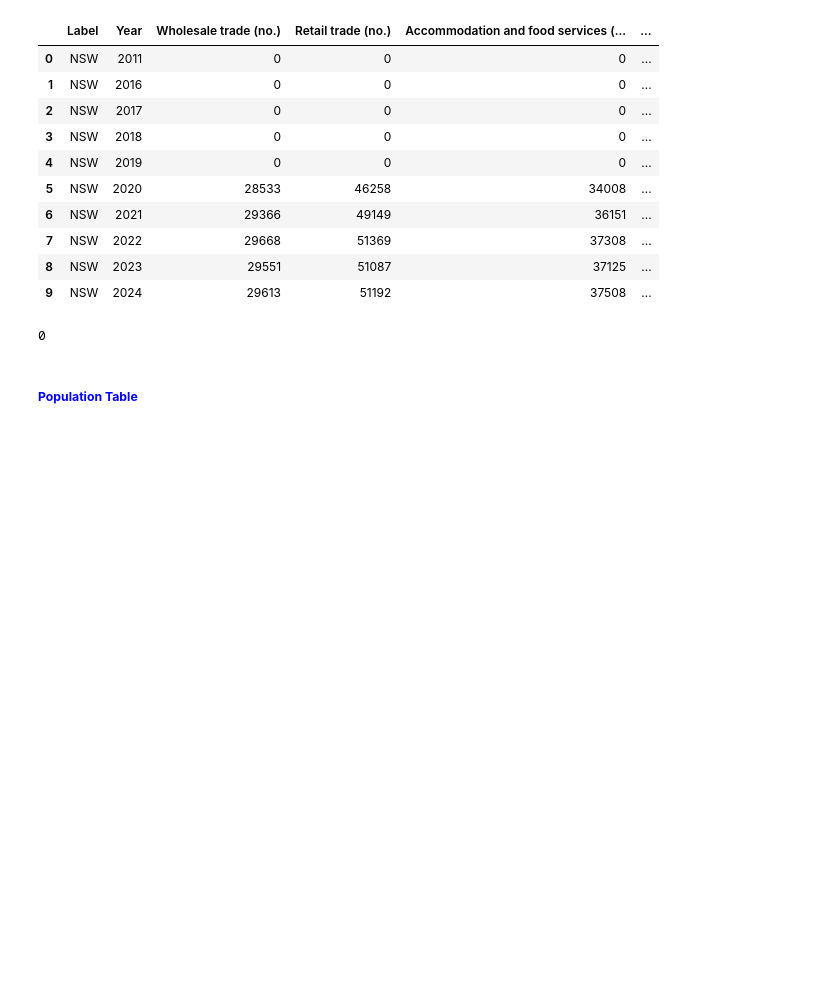
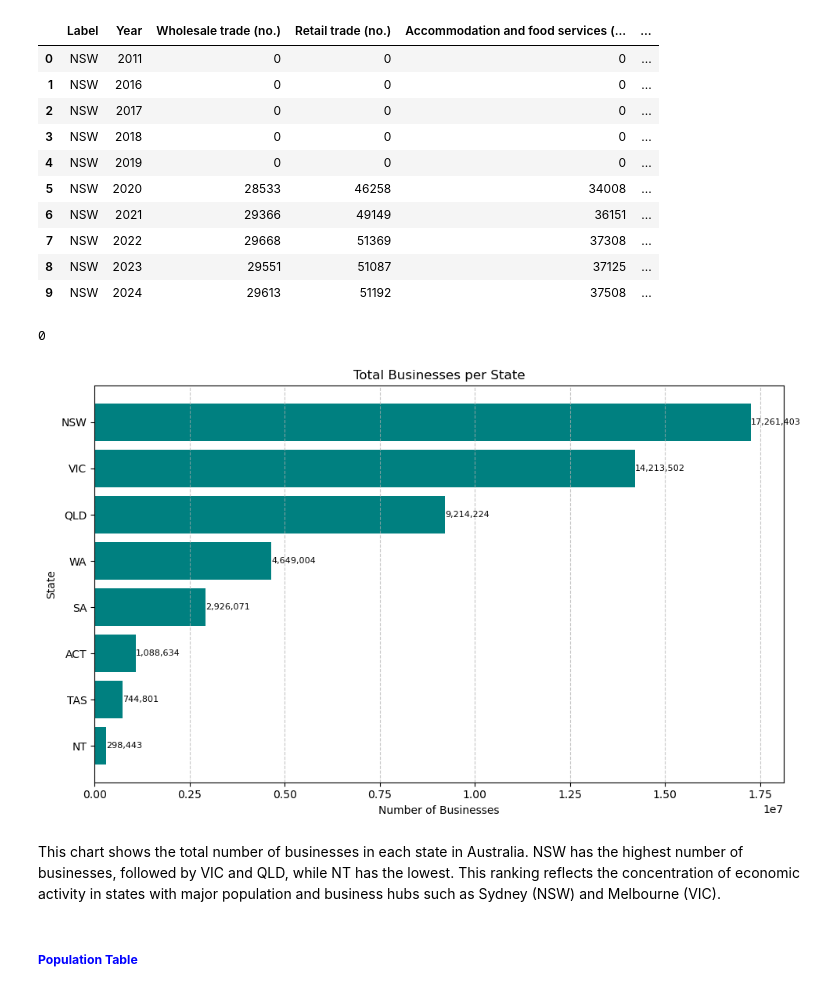
Before and after one commit to renggafirmandika/data_engineering, a Jupyter notebook: Assignment_1.ipynb, the cells around one changed output. Drawn from its saved outputs; the diff is of its cells as text; code cells hidden in the pictures; blank space fills up the shorter version.

```diff
--- a/Assignment_1.ipynb
+++ b/Assignment_1.ipynb
@@ -1241,7 +1242,7 @@ data_abs_economy.head()
 2462098
 # %%
 # Convert "-" to nan
-data_abs_economy = data_abs_economy.replace("-", np.nan, regex=False)
+data_abs_economy = data_abs_economy.replace("-", np.nan)
 
 # Convert NaN to 0
 data_abs_economy = data_abs_economy.fillna(0)
@@ -1349,6 +1349,36 @@ data_abs_economy.isna().sum().sum()
 # %%
 # Save cleaned dataset to a new CSV file
 data_abs_economy.to_csv("data_abs_economy_cleaned.csv", index=False)
+# %%
+# Barchart Visualisation to show Total Businesses per State
+
+industry_cols = [col for col in data_abs_economy.columns if col not in ['Label', 'Year']]
+data_abs_economy[industry_cols] = data_abs_economy[industry_cols].apply(pd.to_numeric, errors='coerce').fillna(0)
+
+
+data_abs_economy['Label'] = data_abs_economy['Label'].astype(str)
+data_abs_economy['Total_Businesses'] = data_abs_economy[industry_cols].sum(axis=1)
+total_per_state = data_abs_economy.groupby('Label', as_index=True)['Total_Businesses'].sum().sort_values()
+
+
+plt.figure(figsize=(10, 6))
+bars = plt.barh(total_per_state.index, total_per_state.values, color='teal')
+
+plt.title('Total Businesses per State')
+plt.xlabel('Number of Businesses')
+plt.ylabel('State')
+plt.grid(axis='x', linestyle='--', alpha=0.7)
+
+for bar in bars:
+    plt.text(bar.get_width(), bar.get_y() + bar.get_height()/2, f'{int(bar.get_width()):,}',
+             va='center', ha='left', fontsize=8)
+
+plt.tight_layout()
+plt.show()
+# %% [output]
+[figure, added]
+# %% [markdown]
+This chart shows the total number of businesses in each state in Australia. NSW has the highest number of businesses, followed by VIC and QLD, while NT has the lowest. This ranking reflects the concentration of economic activity in states with major population and business hubs such as Sydney (NSW) and Melbourne (VIC).
 # %% [markdown]
 ##### <b> <span style="color:blue">Population Table </span></b>
 # %%
```
Also changed, not shown: parts of 49 cells of this notebook, 1 other file.
